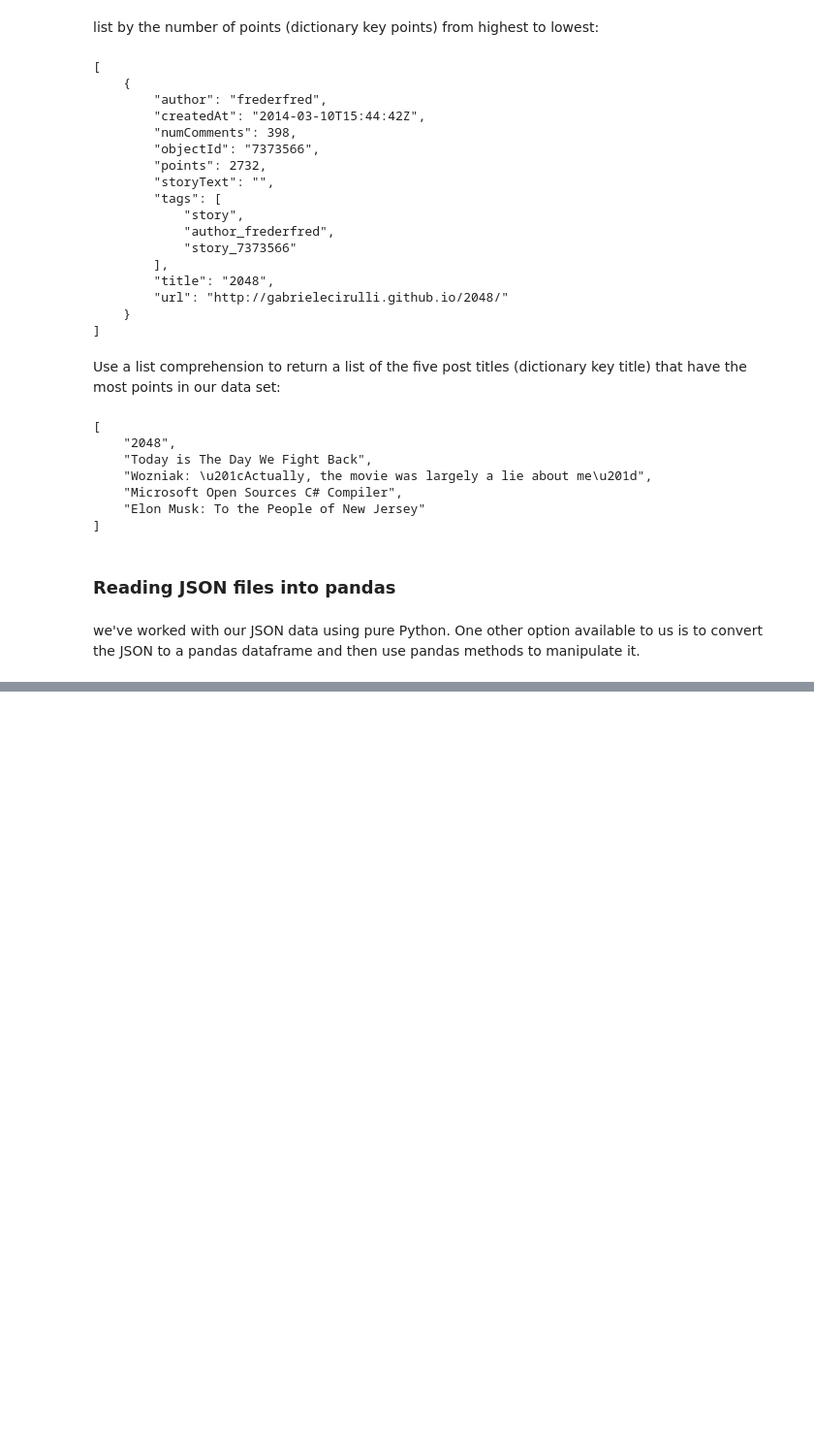
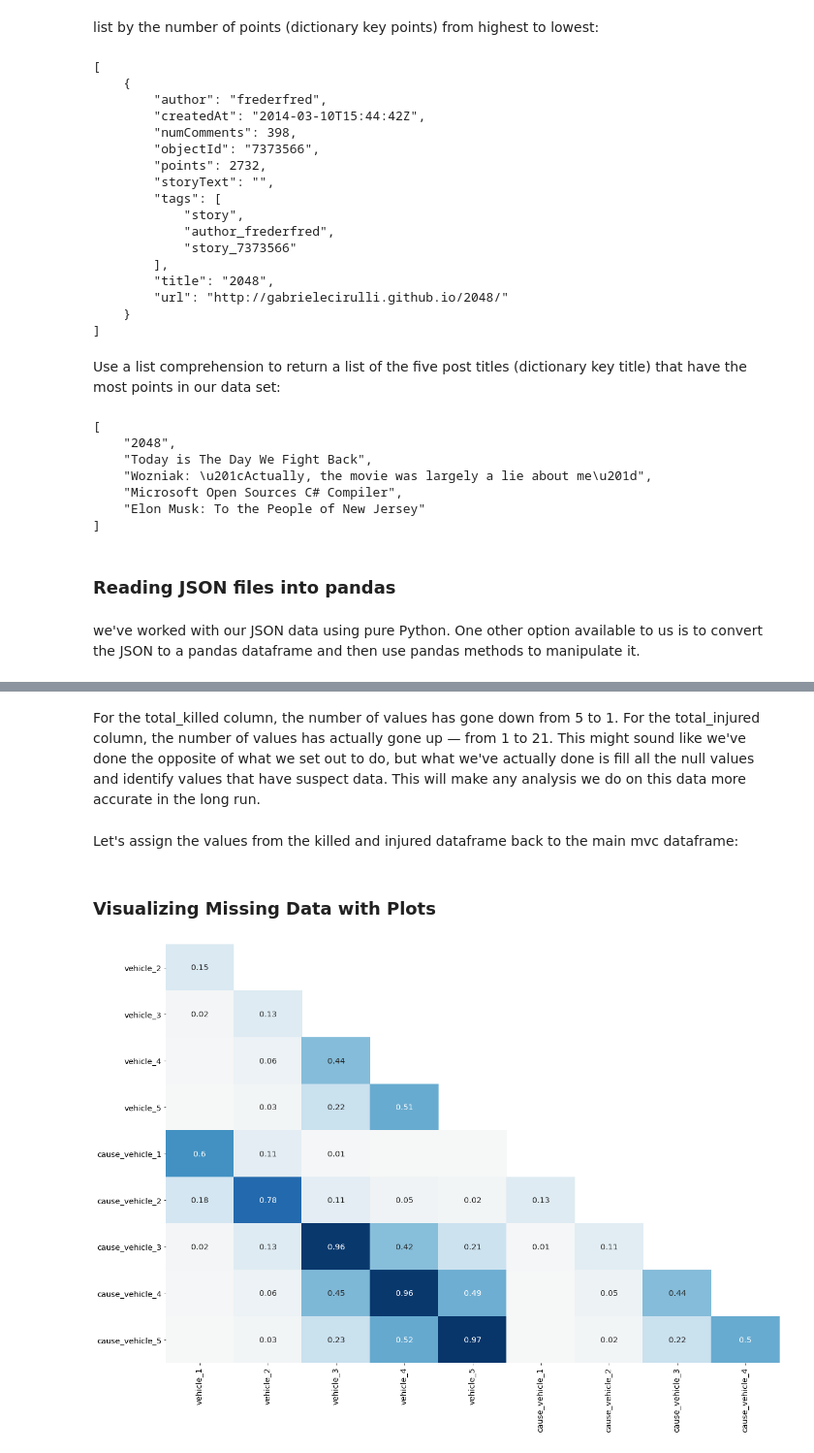
Before and after one commit to hoangvn111/Data-Cleaning-in-Python-Advanced, a Jupyter notebook: Data_Cleaning_in_Python_Advanced.ipynb, the cells around one changed output, grey strips where cells are left out. Shown: that part at 97% size. Cells and saved outputs as stored; diff of their text form; code cells hidden in the pictures; blank space fills up the shorter version.

Commit message:
1/2 Working with Missing Data

```diff
--- a/Data_Cleaning_in_Python_Advanced.ipynb
+++ b/Data_Cleaning_in_Python_Advanced.ipynb
@@ -922,0 +1151,5 @@ we've worked with our JSON data using pure Python. One other option available to
+# %%
+# Select the first three columns from killed and sum each row. Assign the result to killed_manual_sum.
+killed_manual_sum = killed.iloc[:,:3].sum(axis=1)
+
+killed_manual_sum
@@ -922,0 +1242,9 @@ we've worked with our JSON data using pure Python. One other option available to
+# %%
+# Create an injured dataframe and manually sum values
+injured = mvc[[col for col in mvc.columns if 'injured' in col]].copy()
+injured_manual_sum = injured.iloc[:,:3].sum(axis=1)
+
+injured['total_injured'] = injured['total_injured'].mask(injured['total_injured'].isnull(), injured_manual_sum)
+injured['total_injured'] = injured['total_injured'].mask(injured['total_injured'] !=  injured_manual_sum, np.nan)
+
+injured['total_injured'].value_counts(dropna=False)
@@ -922,0 +1290,50 @@ we've worked with our JSON data using pure Python. One other option available to
+# %% [markdown]
+For the total_killed column, the number of values has gone down from 5 to 1. For the total_injured column, the number of values has actually gone up — from 1 to 21. This might sound like we've done the opposite of what we set out to do, but what we've actually done is fill all the null values and identify values that have suspect data. This will make any analysis we do on this data more accurate in the long run.
+# %% [markdown]
+Let's assign the values from the killed and injured dataframe back to the main mvc dataframe:
+# %%
+mvc['total_injured'] = injured['total_injured']
+mvc['total_killed'] = killed['total_killed']
+# %% [markdown]
+### Visualizing Missing Data with Plots
+# %%
+import matplotlib.pyplot as plt
+import seaborn as sns
+
+def plot_null_correlations(df):
+    # create a correlation matrix only for columns with at least
+    # one missing value
+    cols_with_missing_vals = df.columns[df.isnull().sum() > 0]
+    missing_corr = df[cols_with_missing_vals].isnull().corr()
+
+    # create a mask to avoid repeated values and make
+    # the plot easier to read
+    missing_corr = missing_corr.iloc[1:, :-1]
+    mask = np.triu(np.ones_like(missing_corr), k=1)
+
+    # plot a heatmap of the values
+    plt.figure(figsize=(20,14))
+    ax = sns.heatmap(missing_corr, vmin=-1, vmax=1, cbar=False,
+                     cmap='RdBu', mask=mask, annot=True)
+
+    # format the text in the plot to make it easier to read
+    for text in ax.texts:
+        t = float(text.get_text())
+        if -0.05 < t < 0.01:
+            text.set_text('')
+        else:
+            text.set_text(round(t, 2))
+        text.set_fontsize('x-large')
+    plt.xticks(rotation=90, size='x-large')
+    plt.yticks(rotation=0, size='x-large')
+
+    plt.show()
+
+
+veh_cols = [col for col in mvc.columns if 'vehicle' in col]
+
+vehicle = mvc[veh_cols].copy()
+
+plot_null_correlations(vehicle)
+# %% [output]
+[figure, added]
```
Also changed, not shown: parts of 50 cells of this notebook.
